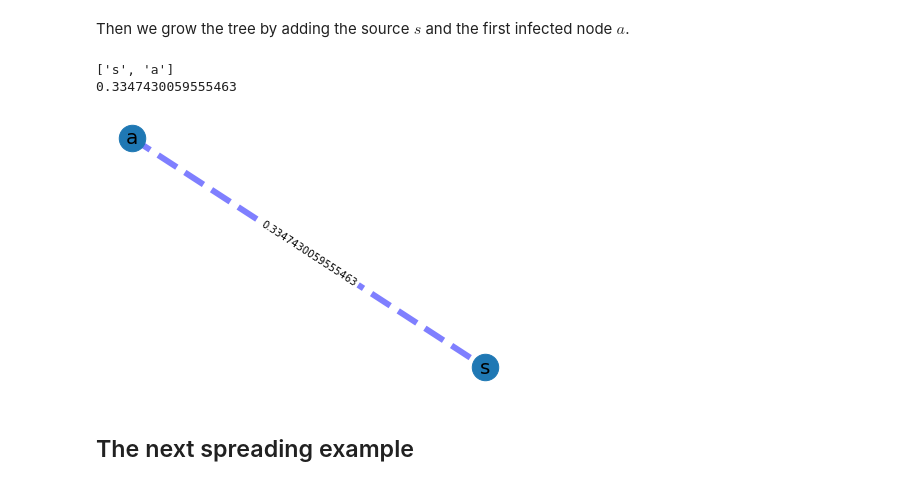
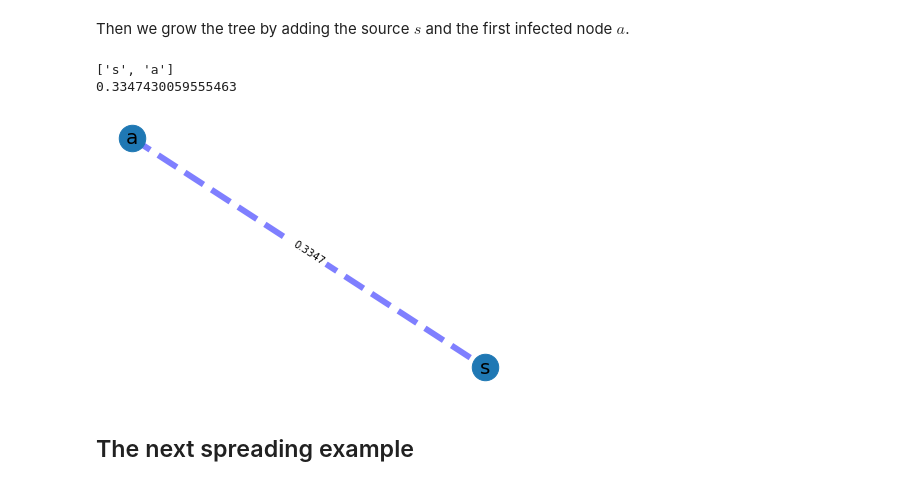
Before and after one commit to BadChromium/random_spreading, a Jupyter notebook: Copy_of_GGT_for_General_Graph.ipynb, the cells around one changed output. Drawn from its saved outputs; the diff is of its cells as text; code cells hidden in the pictures.

```diff
--- a/Copy_of_GGT_for_General_Graph.ipynb
+++ b/Copy_of_GGT_for_General_Graph.ipynb
@@ -177,16 +178,16 @@ lambda_sa_1 = compute_expectation(k_a, theta_a, k_s, theta_s)
 Then we grow the tree by adding the source $s$ and the first infected node $a$.
 # %%
 T = nx.Graph()
-T.add_edge('a', 's', weight=lambda_sa_1)
+T.add_edge('a', 's', weight=round(lambda_sa_1, 4))
 I.append('a')
 print(I)
 
 print(lambda_sa_1)
 draw_graph(T)
 # %% [output]
 ['s', 'a']
 0.3347430059555463
-[figure, old version]
+[figure, new version]
 # %% [markdown]
 ## The next spreading example
 # %%
```
Also changed, not shown: parts of 4 cells of this notebook, 1 other file.
